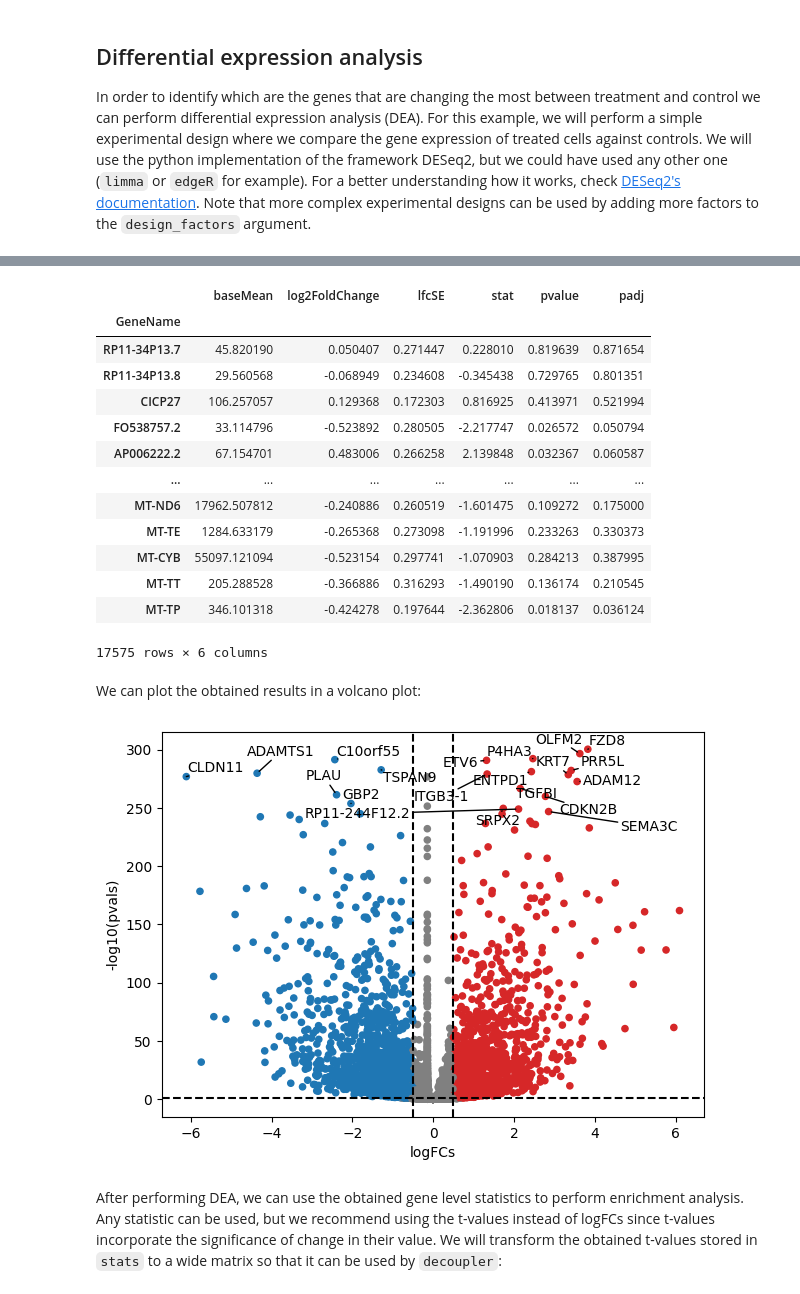
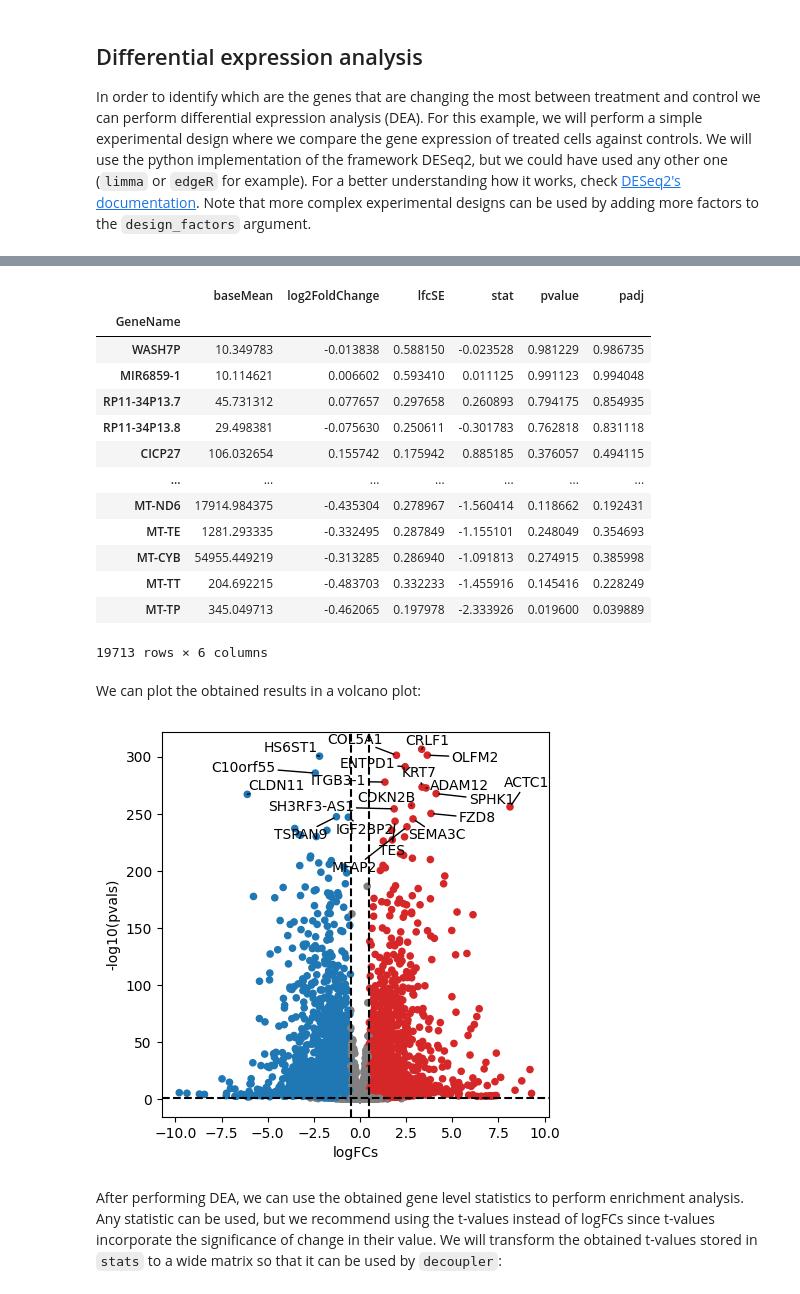
Before and after one commit to saezlab/decoupler-py, a Jupyter notebook: docs/source/notebooks/bulk.ipynb, the cells around one changed output, grey strips where cells are left out. Saved outputs shown, nothing was run; the diff lists cells and outputs as text; code cells hidden in the pictures.

```diff
--- a/docs/source/notebooks/bulk.ipynb
+++ b/docs/source/notebooks/bulk.ipynb
@@ -151,7 +151,7 @@ specific dataset it is fine.
 Once we are content with the threshold parameters, we can perform the actual filtering:
 # %%
 # Obtain genes that pass the thresholds
-genes = dc.filter_by_expr(adata, group=None, min_count=10, min_total_count=15, large_n=1, min_prop=1)
+genes = dc.filter_by_expr(adata, group='condition', min_count=10, min_total_count=15, large_n=1, min_prop=1)
 
 # Filter by these genes
 adata = adata[:, genes].copy()
@@ -174,11 +174,12 @@ from pydeseq2.dds import DeseqDataSet
 from pydeseq2.ds import DeseqStats
 # %%
 # Build DESeq2 object
+inference = DefaultInference(n_cpus=8)
 dds = DeseqDataSet(
     adata=adata,
     design_factors='condition',
     refit_cooks=True,
-    n_cpus=8,
+    inference=inference,
 )
 # %%
 # Compute LFCs
@@ -202,7 +203,11 @@ Fitting LFCs...
 Refitting 0 outliers.
 # %%
 # Extract contrast between COVID-19 vs normal
-stat_res = DeseqStats(dds, contrast=["condition", 'treatment', 'control'], n_cpus=8)
+stat_res = DeseqStats(
+    dds,
+    contrast=["condition", 'treatment', 'control'],
+    inference=inference
+)
 # %%
 # Compute Wald test
 stat_res.summary()
@@ -254,24 +238,30 @@ results_df
 # %% [output]
 |  | baseMean | log2FoldChange | lfcSE | stat | pvalue | padj |
 | GeneName |  |  |  |  |  |  |
-| RP11-34P13.7 | 45.820190 | 0.050407 | 0.271447 | 0.228010 | 0.819639 | 0.871654 |
-| RP11-34P13.8 | 29.560568 | -0.068949 | 0.234608 | -0.345438 | 0.729765 | 0.801351 |
-| CICP27 | 106.257057 | 0.129368 | 0.172303 | 0.816925 | 0.413971 | 0.521994 |
-| FO538757.2 | 33.114796 | -0.523892 | 0.280505 | -2.217747 | 0.026572 | 0.050794 |
-| AP006222.2 | 67.154701 | 0.483006 | 0.266258 | 2.139848 | 0.032367 | 0.060587 |
+| WASH7P | 10.349783 | -0.013838 | 0.588150 | -0.023528 | 0.981229 | 0.986735 |
+| MIR6859-1 | 10.114621 | 0.006602 | 0.593410 | 0.011125 | 0.991123 | 0.994048 |
+| RP11-34P13.7 | 45.731312 | 0.077657 | 0.297658 | 0.260893 | 0.794175 | 0.854935 |
+| RP11-34P13.8 | 29.498381 | -0.075630 | 0.250611 | -0.301783 | 0.762818 | 0.831118 |
+| CICP27 | 106.032654 | 0.155742 | 0.175942 | 0.885185 | 0.376057 | 0.494115 |
 | ... | ... | ... | ... | ... | ... | ... |
-| MT-ND6 | 17962.507812 | -0.240886 | 0.260519 | -1.601475 | 0.109272 | 0.175000 |
-| MT-TE | 1284.633179 | -0.265368 | 0.273098 | -1.191996 | 0.233263 | 0.330373 |
-| MT-CYB | 55097.121094 | -0.523154 | 0.297741 | -1.070903 | 0.284213 | 0.387995 |
-| MT-TT | 205.288528 | -0.366886 | 0.316293 | -1.490190 | 0.136174 | 0.210545 |
-| MT-TP | 346.101318 | -0.424278 | 0.197644 | -2.362806 | 0.018137 | 0.036124 |
+| MT-ND6 | 17914.984375 | -0.435304 | 0.278967 | -1.560414 | 0.118662 | 0.192431 |
+| MT-TE | 1281.293335 | -0.332495 | 0.287849 | -1.155101 | 0.248049 | 0.354693 |
+| MT-CYB | 54955.449219 | -0.313285 | 0.286940 | -1.091813 | 0.274915 | 0.385998 |
+| MT-TT | 204.692215 | -0.483703 | 0.332233 | -1.455916 | 0.145416 | 0.228249 |
+| MT-TP | 345.049713 | -0.462065 | 0.197978 | -2.333926 | 0.019600 | 0.039889 |
-17575 rows × 6 columns
+19713 rows × 6 columns
 # %% [markdown]
 We can plot the obtained results in a volcano plot:
 # %%
-dc.plot_volcano_df(results_df, x='log2FoldChange', y='padj', top=20)
+dc.plot_volcano_df(
+    results_df,
+    x='log2FoldChange',
+    y='padj',
+    top=20,
+    figsize=(5, 5)
+)
 # %% [output]
-[figure, old version]
+[figure, new version]
 # %% [markdown]
 After performing DEA, we can use the obtained gene level statistics to perform enrichment analysis. Any statistic can be used,
 but we recommend using the t-values instead of logFCs since t-values incorporate the significance of change in their value.
```
Also changed, not shown: parts of 28 cells of this notebook, 4 other files.
